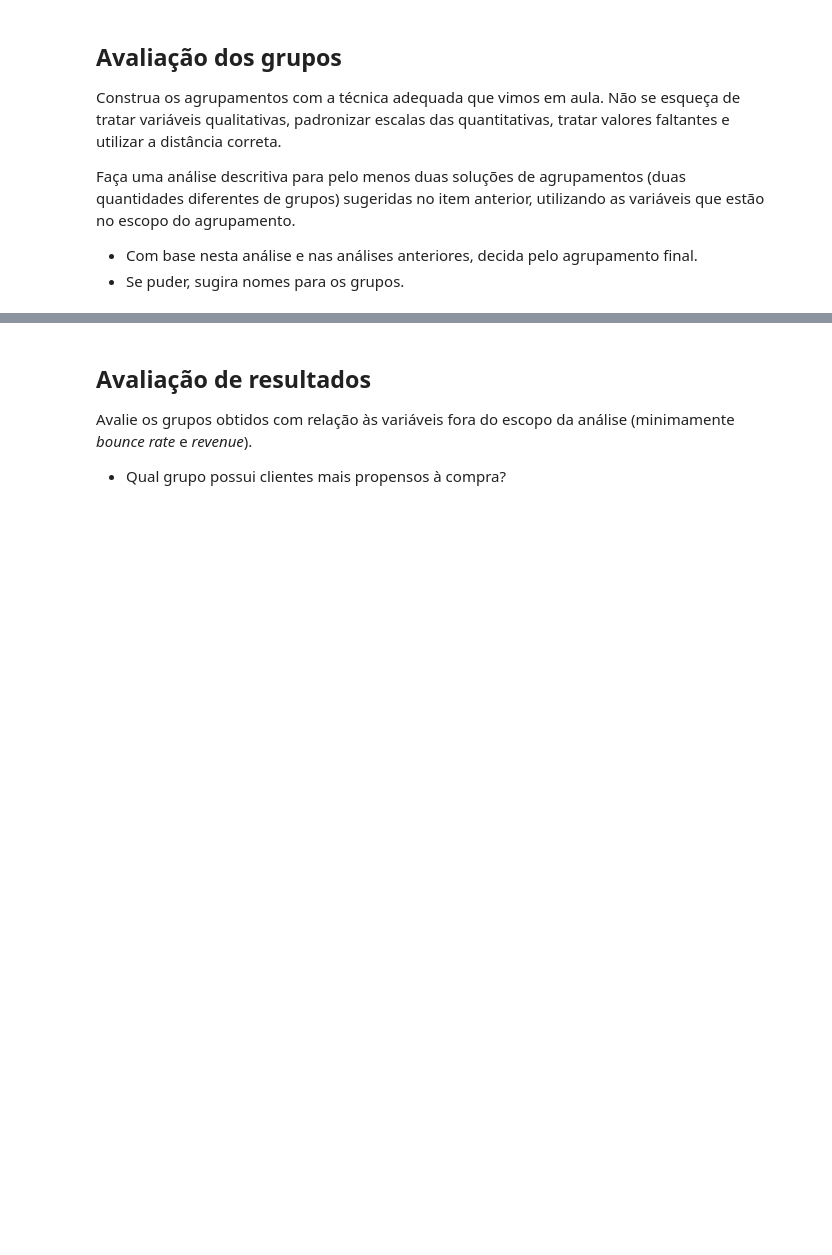
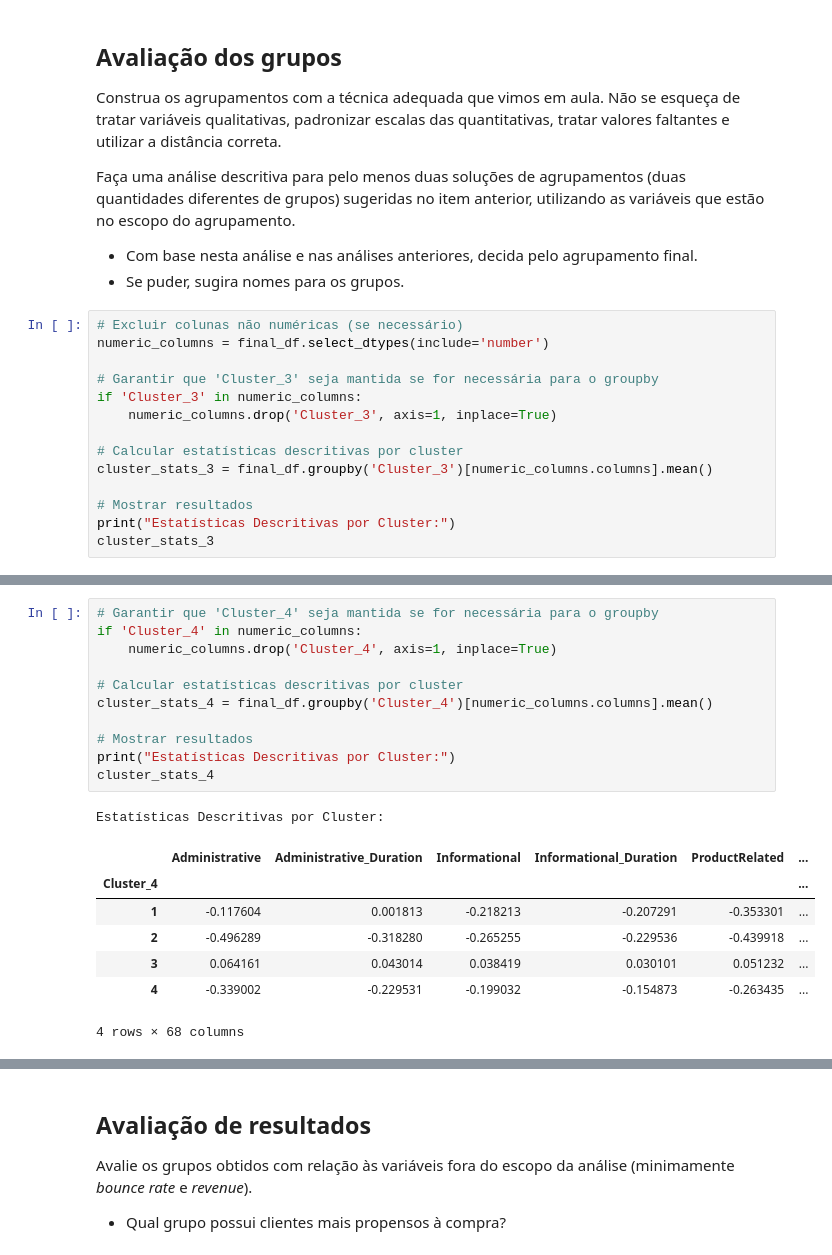
Before and after one commit to Jefersonfranca/EBAC_Curso_Cientista_de_Dados, a Jupyter notebook: Módulo 30 Hierárquicos aglomerativos/Exercício II/mod30_tarefa02.ipynb, the cells around one changed output, grey strips where cells are left out. Cells and saved outputs as stored; diff of their text form; blank space fills up the shorter version.

```diff
--- a/Módulo 30 Hierárquicos aglomerativos/Exercício II/mod30_tarefa02.ipynb
+++ b/Módulo 30 Hierárquicos aglomerativos/Exercício II/mod30_tarefa02.ipynb
@@ -196,3 +279,17 @@ Construa os agrupamentos com a técnica adequada que vimos em aula. Não se esqu
 Faça uma análise descritiva para pelo menos duas soluções de agrupamentos (duas quantidades diferentes de grupos) sugeridas no item anterior, utilizando as variáveis que estão no escopo do agrupamento.
 - Com base nesta análise e nas análises anteriores, decida pelo agrupamento final.
 - Se puder, sugira nomes para os grupos.
+# %%
+# Excluir colunas não numéricas (se necessário)
+numeric_columns = final_df.select_dtypes(include='number')
+
+# Garantir que 'Cluster_3' seja mantida se for necessária para o groupby
+if 'Cluster_3' in numeric_columns:
+    numeric_columns.drop('Cluster_3', axis=1, inplace=True)
+
+# Calcular estatísticas descritivas por cluster
+cluster_stats_3 = final_df.groupby('Cluster_3')[numeric_columns.columns].mean()
+
+# Mostrar resultados
+print("Estatísticas Descritivas por Cluster:")
+cluster_stats_3
@@ -198,0 +304,20 @@ Faça uma análise descritiva para pelo menos duas soluções de agrupamentos (d
+# %%
+# Garantir que 'Cluster_4' seja mantida se for necessária para o groupby
+if 'Cluster_4' in numeric_columns:
+    numeric_columns.drop('Cluster_4', axis=1, inplace=True)
+
+# Calcular estatísticas descritivas por cluster
+cluster_stats_4 = final_df.groupby('Cluster_4')[numeric_columns.columns].mean()
+
+# Mostrar resultados
+print("Estatísticas Descritivas por Cluster:")
+cluster_stats_4
+# %% [output]
+Estatísticas Descritivas por Cluster:
+|  | Administrative | Administrative_Duration | Informational | Informational_Duration | ProductRelated | ... |
+| Cluster_4 |  |  |  |  |  | ... |
+| 1 | -0.117604 | 0.001813 | -0.218213 | -0.207291 | -0.353301 | ... |
+| 2 | -0.496289 | -0.318280 | -0.265255 | -0.229536 | -0.439918 | ... |
+| 3 | 0.064161 | 0.043014 | 0.038419 | 0.030101 | 0.051232 | ... |
+| 4 | -0.339002 | -0.229531 | -0.199032 | -0.154873 | -0.263435 | ... |
+4 rows × 68 columns
```
Also changed, not shown: parts of 12 cells of this notebook.
